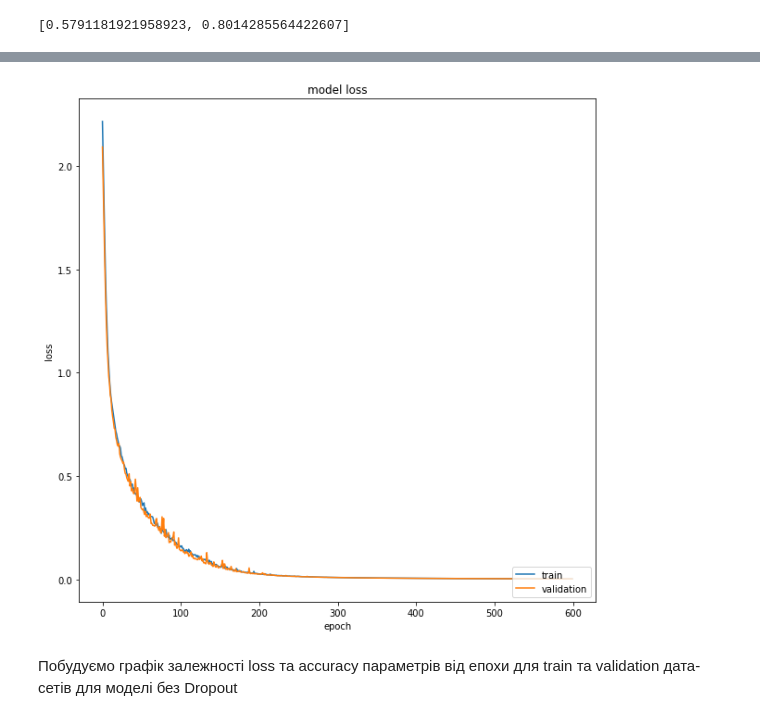
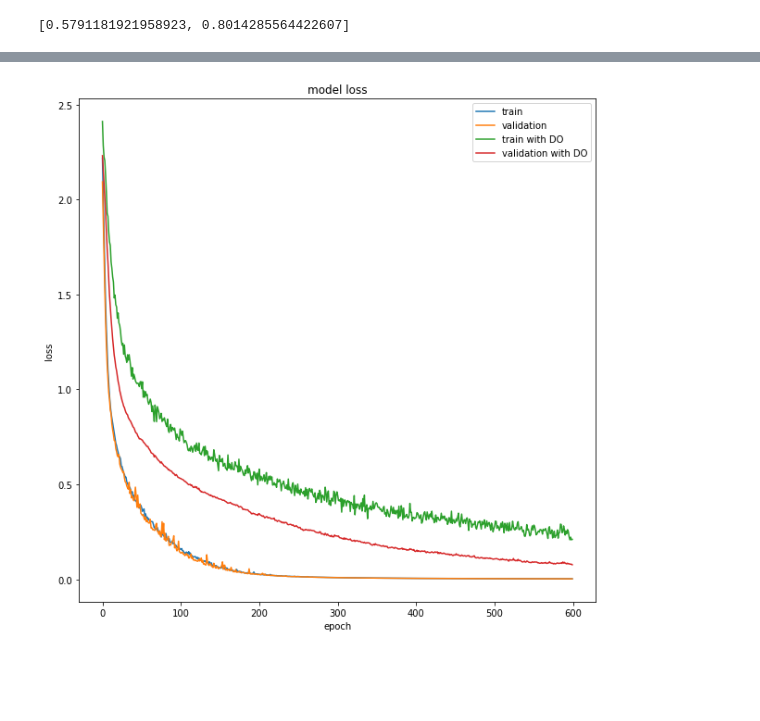
Before and after one commit to ClickerDG/ml_dropout, a Jupyter notebook: ml_dropout2.0.ipynb, the cells around one changed output, grey strips where cells are left out. Drawn from its saved outputs; the diff is of its cells as text; code cells hidden in the pictures; blank space fills up the shorter version.

```diff
--- a/ml_dropout2.0.ipynb
+++ b/ml_dropout2.0.ipynb
@@ -151,12 +153,12 @@ plt.show()
 # %%
 plt.plot(history.history['loss'])
 plt.plot(history.history['val_loss'])
+plt.plot(historyDO.history['loss'])
+plt.plot(historyDO.history['val_loss'])
 plt.title('model loss')
 plt.ylabel('loss')
 plt.xlabel('epoch')
-plt.legend(['train', 'validation'], loc='lower right')
+plt.legend(['train', 'validation', 'train with DO', 'validation with DO'], loc='upper right')
 plt.show()
 # %% [output]
-[figure, old version]
+[figure, new version]
-# %% [markdown]
-Побудуємо графік залежності loss та accuracy параметрів від епохи для train та validation дата-сетів для моделі без Dropout
```
Also changed, not shown: parts of 4 cells of this notebook.
